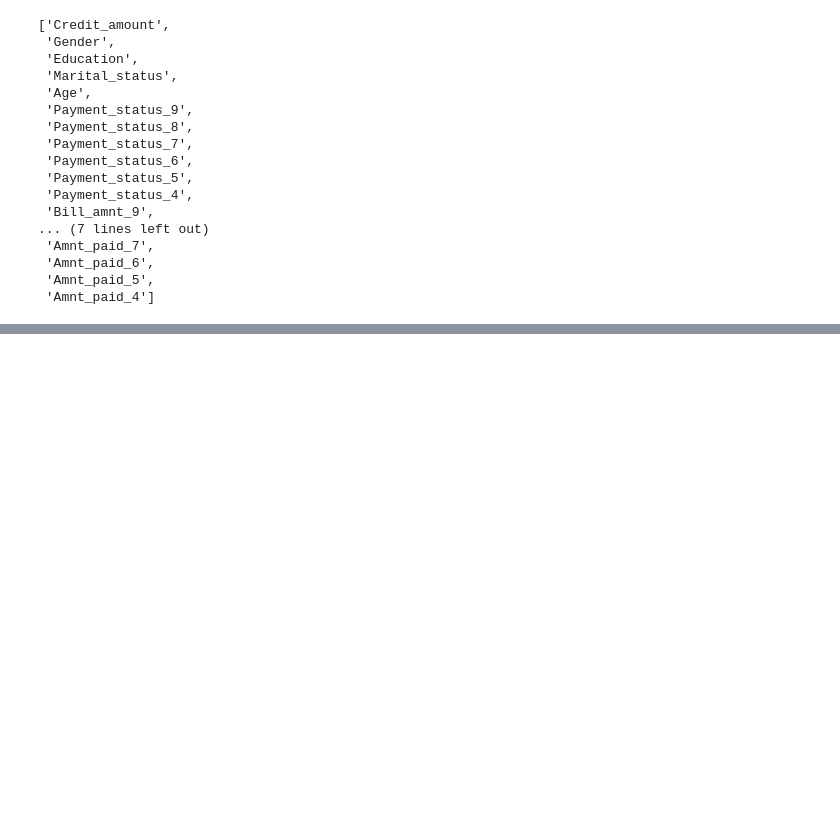
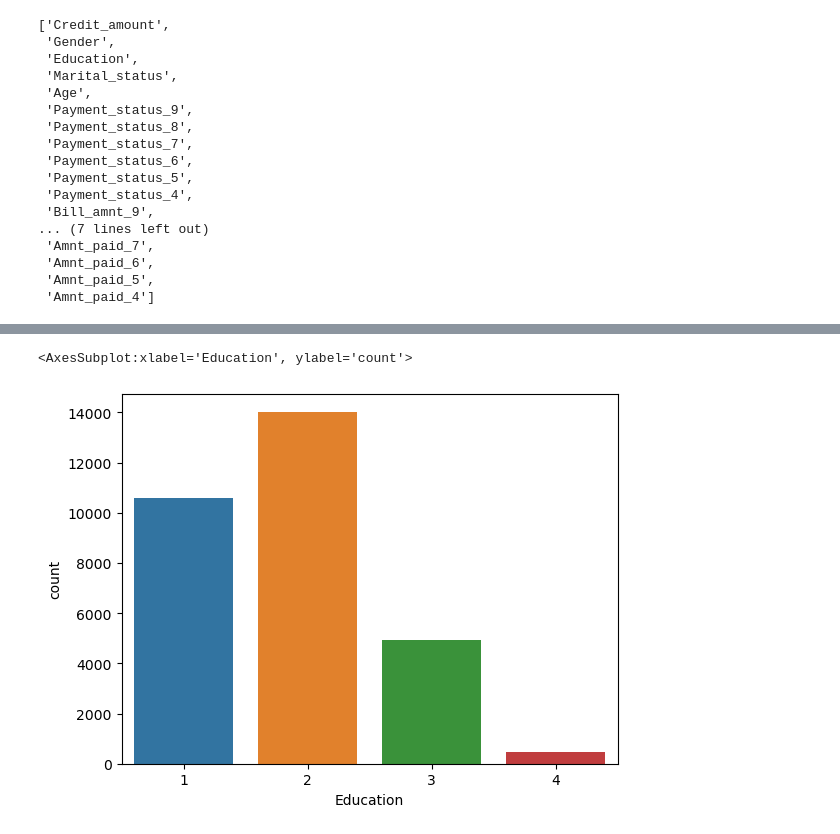
Before and after one commit to sreedhar-98/Credit_Card_Fraud_Detection, a Jupyter notebook: notebooks/datasets/eda.ipynb, the cells around one changed output, grey strips where cells are left out. Saved outputs shown, nothing was run; the diff lists cells and outputs as text; code cells hidden in the pictures; blank space fills up the shorter version.

```diff
--- a/notebooks/datasets/eda.ipynb
+++ b/notebooks/datasets/eda.ipynb
@@ -74,0 +123,3 @@ cols.append('is_defaulter')
+# %%
+for col in ['Payment_status_9','Payment_status_8','Payment_status_7','Payment_status_6','Payment_status_5']:
+    print(col,data_copy[col].unique())
@@ -74,0 +309,5 @@ cols.append('is_defaulter')
+# %%
+sns.countplot(x=data_copy.Education)
+# %% [output]
+<AxesSubplot:xlabel='Education', ylabel='count'>
+[figure, added]
```
Also changed, not shown: parts of 51 cells of this notebook, 4 other files.
